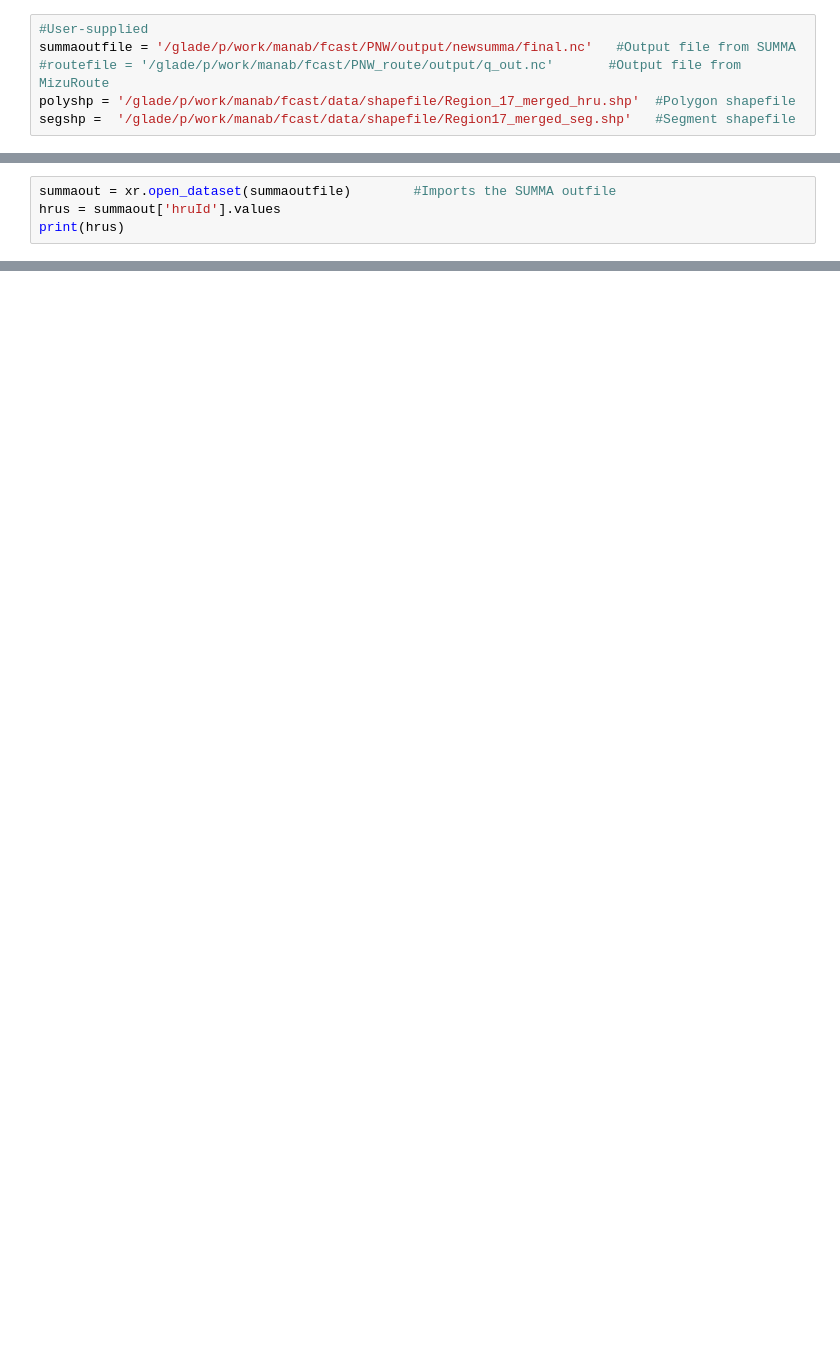
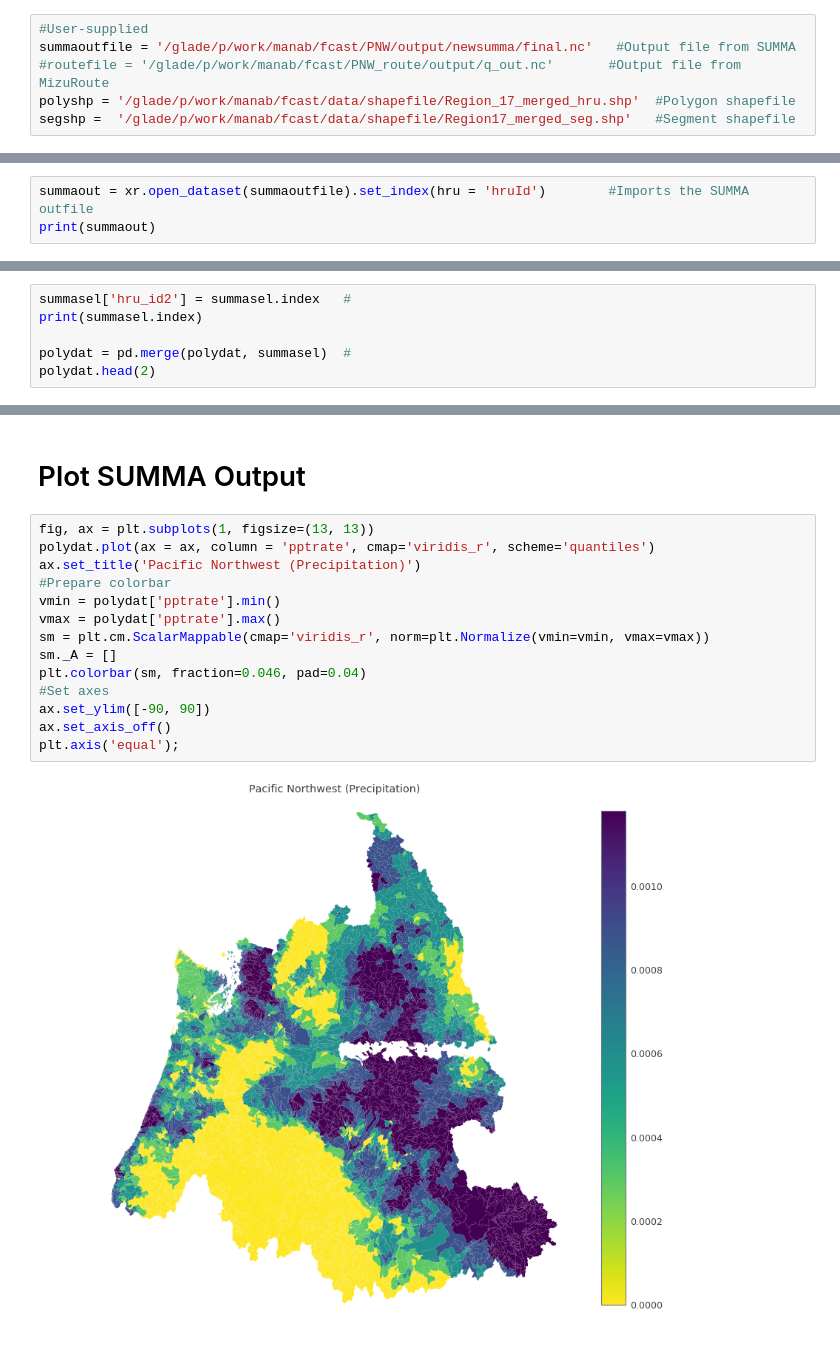
Before and after one commit to hydrofcst/luit, a Jupyter notebook: spatialplot_toycase.ipynb, the cells around one changed output, grey strips where cells are left out. Drawn from its saved outputs; the diff is of its cells as text; blank space fills up the shorter version.

```diff
--- a/spatialplot_toycase.ipynb
+++ b/spatialplot_toycase.ipynb
@@ -15,5 +18,4 @@ segshp =  '/glade/p/work/manab/fcast/data/shapefile/Region17_merged_seg.shp'   #
 # %%
-summaout = xr.open_dataset(summaoutfile)        #Imports the SUMMA outfile
-hrus = summaout['hruId'].values
-print(hrus)
+summaout = xr.open_dataset(summaoutfile).set_index(hru = 'hruId')        #Imports the SUMMA outfile
+print(summaout)
 # %% [output]
@@ -106,0 +67,6 @@ ax.add_image(request, 10)
+# %%
+summasel['hru_id2'] = summasel.index   #
+print(summasel.index)
+
+polydat = pd.merge(polydat, summasel)  #
+polydat.head(2)
@@ -106,0 +83,18 @@ ax.add_image(request, 10)
+# %% [markdown]
+# Plot SUMMA Output
+# %%
+fig, ax = plt.subplots(1, figsize=(13, 13))
+polydat.plot(ax = ax, column = 'pptrate', cmap='viridis_r', scheme='quantiles')
+ax.set_title('Pacific Northwest (Precipitation)')
+#Prepare colorbar
+vmin = polydat['pptrate'].min()
+vmax = polydat['pptrate'].max()
+sm = plt.cm.ScalarMappable(cmap='viridis_r', norm=plt.Normalize(vmin=vmin, vmax=vmax))
+sm._A = []
+plt.colorbar(sm, fraction=0.046, pad=0.04)
+#Set axes
+ax.set_ylim([-90, 90])
+ax.set_axis_off()
+plt.axis('equal');
+# %% [output]
+[figure, added]
```
Also changed, not shown: parts of 15 cells of this notebook.
